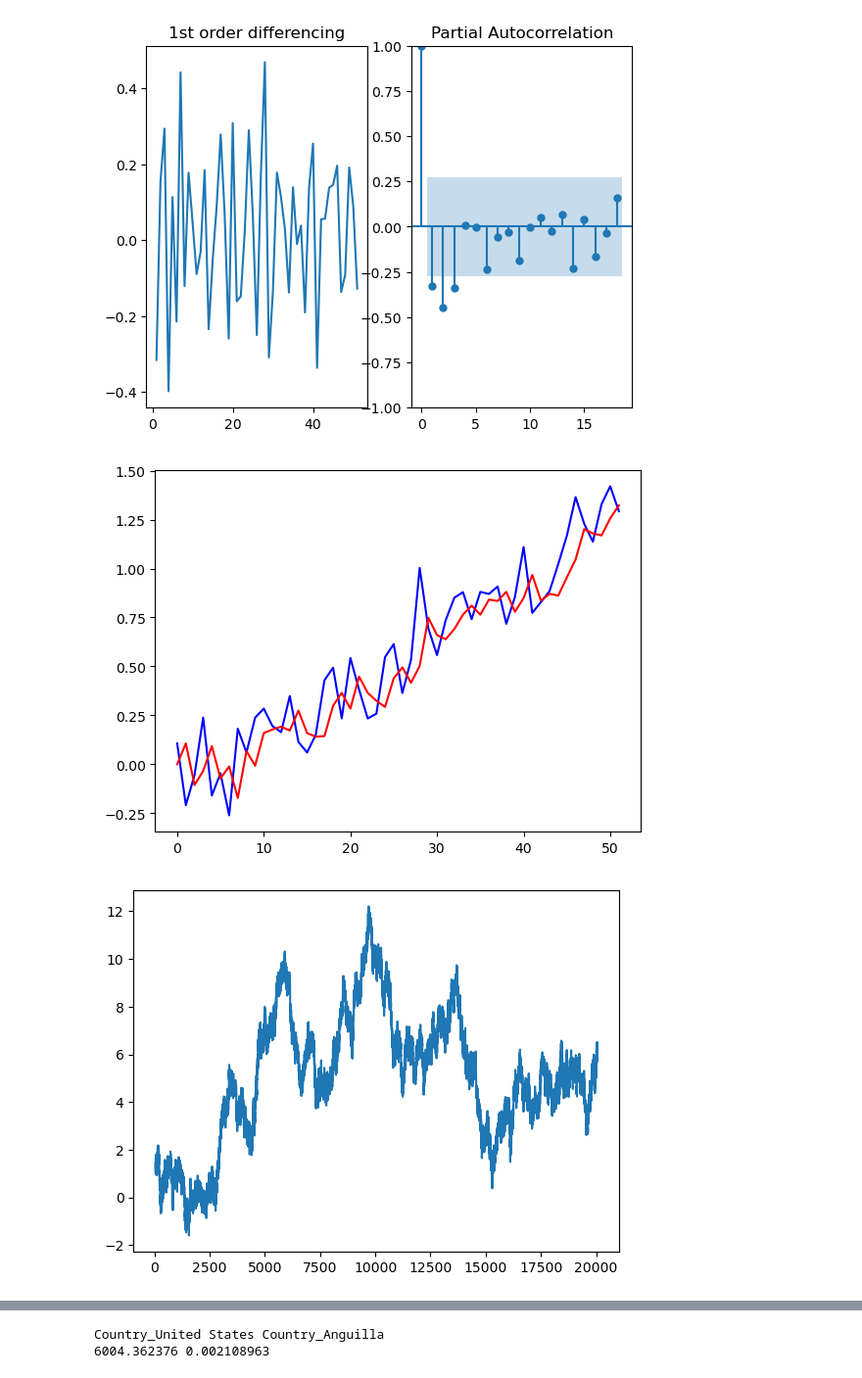
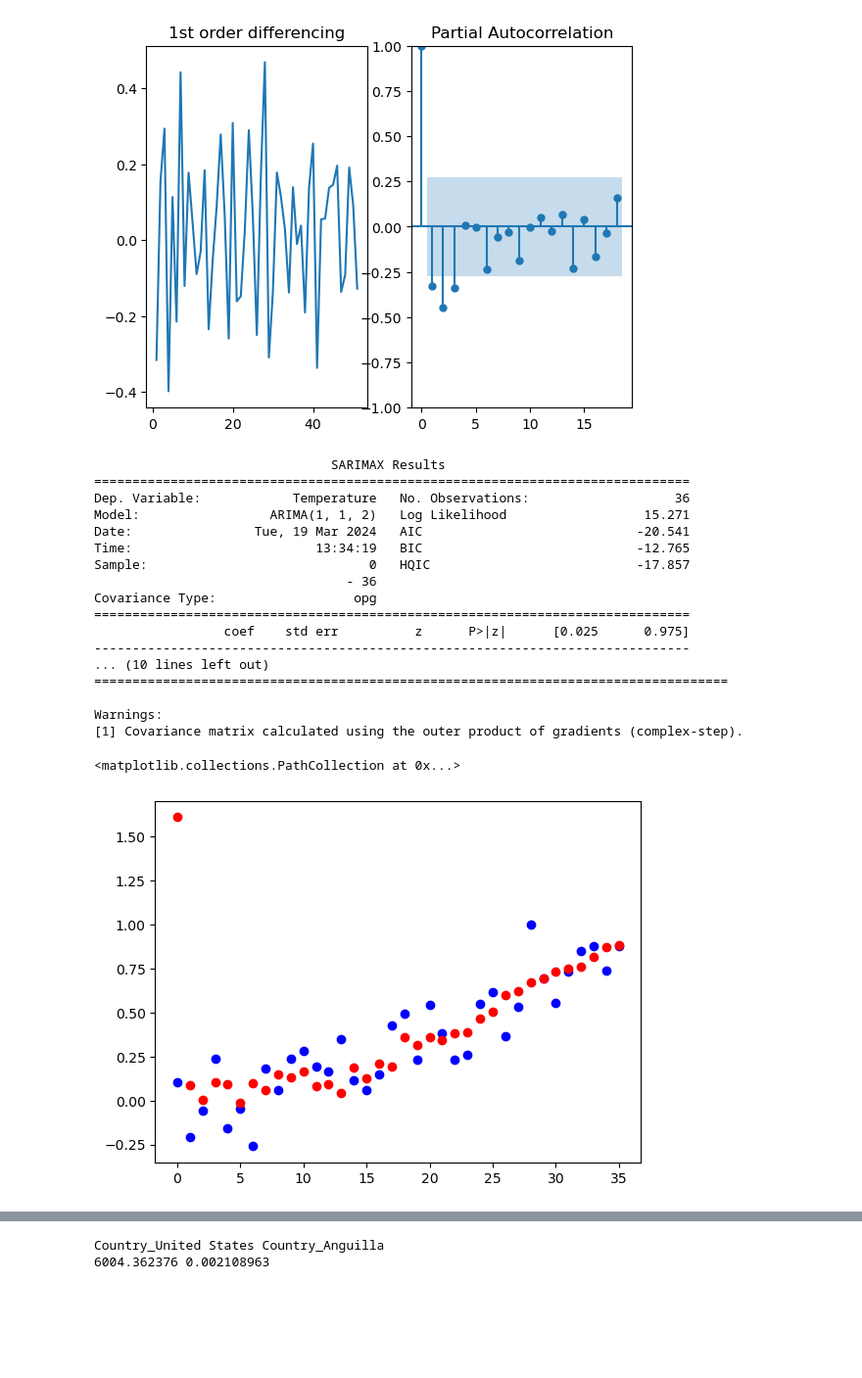
Before and after one commit to Elle0-0/Epic_3, a Jupyter notebook: models/arimax.ipynb, the cells around one changed output, grey strips where cells are left out. Shown at 98% size. Drawn from its saved outputs; the diff is of its cells as text; code cells hidden in the pictures; blank space fills up the shorter version.

Commit message:
Visualization and proper Arima

```diff
--- a/models/arimax.ipynb
+++ b/models/arimax.ipynb
@@ -81,18 +81,46 @@ plt.show()
 # We use the formula ARIMA(p = 1, d=1, q=2)
 # %%
 from statsmodels.tsa.arima.model import ARIMA
+from sklearn.model_selection import train_test_split
 
-arima_model = ARIMA(data.Temperature, order=(1, 1, 2))
+
+train_data, test_data = train_test_split(data, shuffle=False, test_size=0.3)
+
+arima_model = ARIMA(train_data.Temperature, order=(1, 1, 2), exog=train_data.Co2)
 model = arima_model.fit()
-# print(model.summary())
+print(model.summary())
+# train_data.head()
+# %% [output]
+                               SARIMAX Results
+==============================================================================
+Dep. Variable:            Temperature   No. Observations:                   36
+Model:                 ARIMA(1, 1, 2)   Log Likelihood                  15.271
+Date:                Tue, 19 Mar 2024   AIC                            -20.541
+Time:                        13:34:19   BIC                            -12.765
+Sample:                             0   HQIC                           -17.857
+                                 - 36
+Covariance Type:                  opg
+==============================================================================
+                 coef    std err          z      P>|z|      [0.025      0.975]
+------------------------------------------------------------------------------
+... (10 lines left out)
+===================================================================================
+
+Warnings:
+[1] Covariance matrix calculated using the outer product of gradients (complex-step).
 # %%
-plt.plot(data.Year-1970, data.Temperature, color="blue")
-plt.plot(model.predict(), color="red")
-plt.show()
+p = model.predict()
 
-plt.plot(model.simulate(20000, anchor=49))
+# p.head()
+# print(p.tolist())
+# plt.scatter(data.Year-1970, data.Temperature, color="blue")
+plt.scatter(train_data.Year-1970, train_data.Temperature, color="blue")
+plt.scatter(p.index, p.tolist(), color="red")
+# plt.show()
 
-plt.show()
+# plt.plot(model.simulate(20000, anchor=49))
+
+# plt.show()
 # %% [output]
+<matplotlib.collections.PathCollection at 0x...>
-[figure, old version]
+[figure, new version]
-[figure, removed]
```
Also changed, not shown: parts of 8 cells of this notebook, 8 other files.
